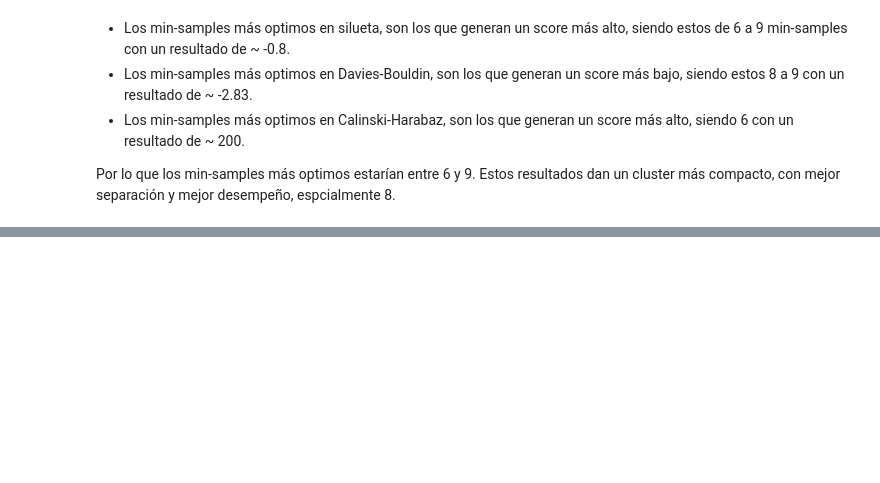
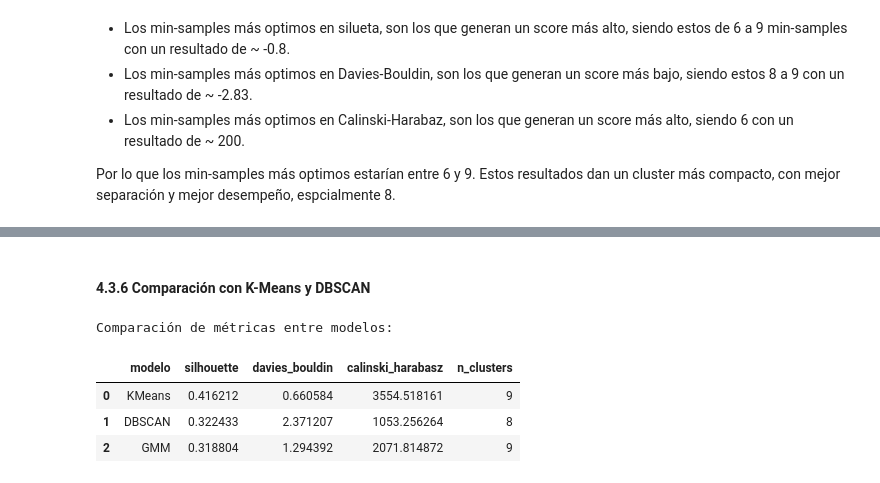
Before and after one commit to Juanin6/Lab2-Bi, a Jupyter notebook: Lab2.ipynb, the cells around one changed output, grey strips where cells are left out. Cells and saved outputs as stored; diff of their text form; code cells hidden in the pictures; blank space fills up the shorter version.

```diff
--- a/Lab2.ipynb
+++ b/Lab2.ipynb
@@ -800,0 +968,36 @@ Por lo que los min-samples más optimos estarían entre 6 y 9. Estos resultados
+# %% [markdown]
+#### 4.3.6 Comparación con K-Means y DBSCAN
+# %%
+from sklearn.cluster import KMeans, DBSCAN
+
+# Si ya tienes labels de KMeans o DBSCAN, puedes saltar esta parte
+kmeans = KMeans(n_clusters=best_k, random_state=42)
+labels_kmeans = kmeans.fit_predict(X_scaled_gmm)
+
+dbscan = DBSCAN(eps=2, min_samples=5)
+labels_dbscan = dbscan.fit_predict(X_scaled_gmm)
+
+def compute_scores(X, labels, name):
+    return {
+        'modelo': name,
+        'silhouette': safe_metric(silhouette_score, X, labels),
+        'davies_bouldin': safe_metric(davies_bouldin_score, X, labels),
+        'calinski_harabasz': safe_metric(calinski_harabasz_score, X, labels),
+        'n_clusters': len(np.unique(labels))
+    }
+
+tabla = [
+    compute_scores(X_scaled_gmm, labels_kmeans, 'KMeans'),
+    compute_scores(X_scaled_gmm, labels_dbscan, 'DBSCAN'),
+    compute_scores(X_scaled_gmm, labels_gmm, 'GMM')
+]
+
+df_comp = pd.DataFrame(tabla)
+print("\nComparación de métricas entre modelos:")
+display(df_comp.sort_values('silhouette', ascending=False))
+# %% [output]
+Comparación de métricas entre modelos:
+|  | modelo | silhouette | davies_bouldin | calinski_harabasz | n_clusters |
+| 0 | KMeans | 0.416212 | 0.660584 | 3554.518161 | 9 |
+| 1 | DBSCAN | 0.322433 | 2.371207 | 1053.256264 | 8 |
+| 2 | GMM | 0.318804 | 1.294392 | 2071.814872 | 9 |
```
Also changed, not shown: parts of 19 cells of this notebook, 3 other files.
